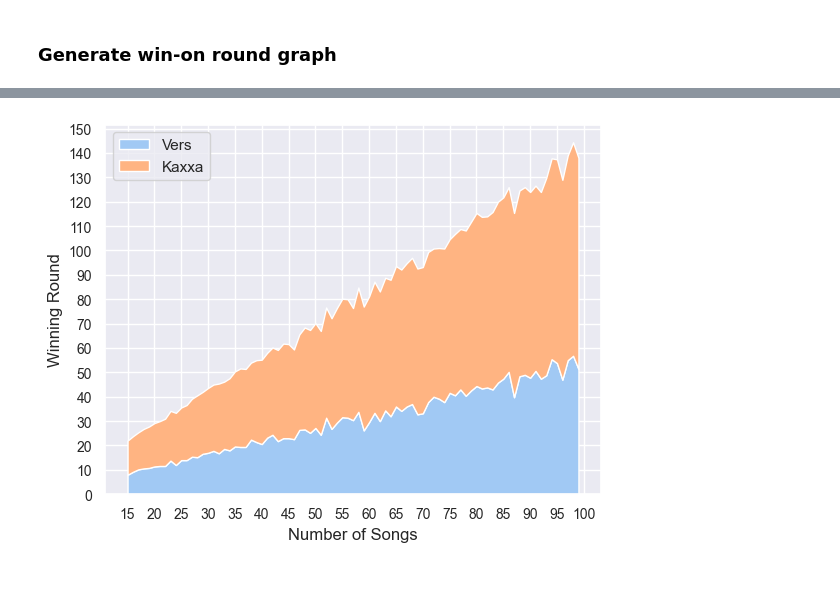
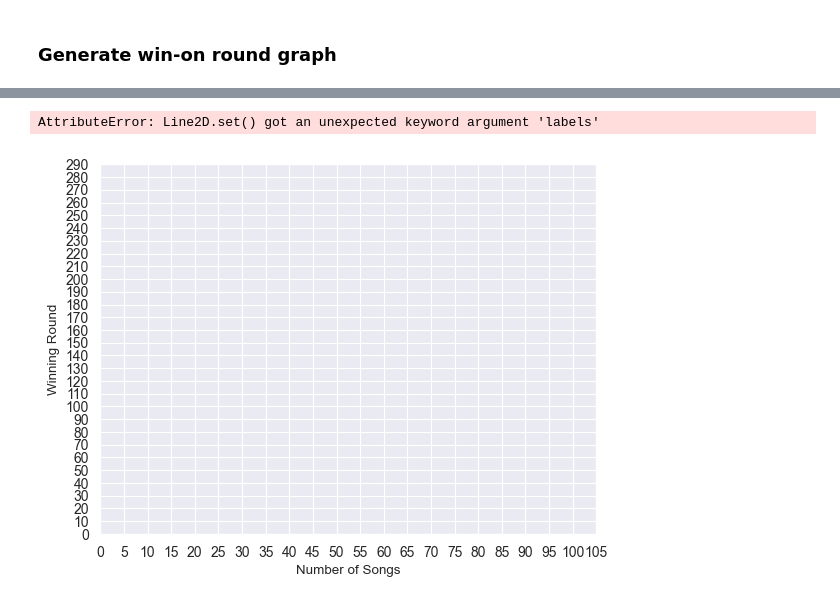
Before and after one commit to GabrielFreeze/gug-bb, a Jupyter notebook: assets/src/test_environment.ipynb, the cells around one changed output, grey strips where cells are left out. Drawn from its saved outputs; the diff is of its cells as text; code cells hidden in the pictures.

Commit message:
Replace stackplot which gave a wrong impression of results

```diff
--- a/assets/src/test_environment.ipynb
+++ b/assets/src/test_environment.ipynb
@@ -101,7 +101,11 @@ def prepare_df(round_n:int,n_grids:int,
 
     return df
 # %%
+for i in [1,2]:
+    if not os.path.isdir(p:=os.path.join("..","grids",f"grids_{i}")):
+        os.makedirs(p)
+
 round_n = 2
 df = prepare_df(round_n,n_grids=290, overwrite=True)
-df.to_csv(os.path.join("assets","grids",f"grids_{round_n}","data.csv"), index=False)
+df.to_csv(os.path.join("..","grids",f"grids_{round_n}","data.csv"), index=False)
 # %% [output]
@@ -147,4 +151,6 @@ for i in tqdm(range(GRID_H*GRID_W, 100)):
         )
     df /= GRAN
 
-    data.append ([i,df['Vers' ].min().item(),df['Kaxxa'].min().item()])
+    data.append(
+        [i,df['Vers' ].min().item(),df['Kaxxa'].min().item()]
+    )
@@ -151,21 +171,23 @@ for i in tqdm(range(GRID_H*GRID_W, 100)):
 # %%
 x = [p[0] for p in data]
 y  = [[p[1] for p in data],[p[2] for p in data]]
 
+data2 = {}
+data2[x] = [p[0] for p in data]
+data2[y] = [[p[1] for p in data],[p[2] for p in data]]
 
-
-sns.set_theme("notebook",palette="pastel")
+sns.set_theme("paper")
 
 
 # sns.set_theme()
-
 
 plt.yticks(np.arange(0,300,10),rotation=0,size=10)
 plt.xticks(np.arange(0,110,5),rotation=0,size=10)
 plt.ylabel("Winning Round")
 plt.xlabel("Number of Songs")
-plt.stackplot(x,y,labels=["Vers","Kaxxa"])
+sns.lineplot(data=data,labels=["Vers","Kaxxa"])
 plt.legend()
 plt.show()
 # %% [output]
+AttributeError: Line2D.set() got an unexpected keyword argument 'labels'
-[figure, old version]
+[figure, new version]
```
Also changed, not shown: parts of 3 cells of this notebook.
